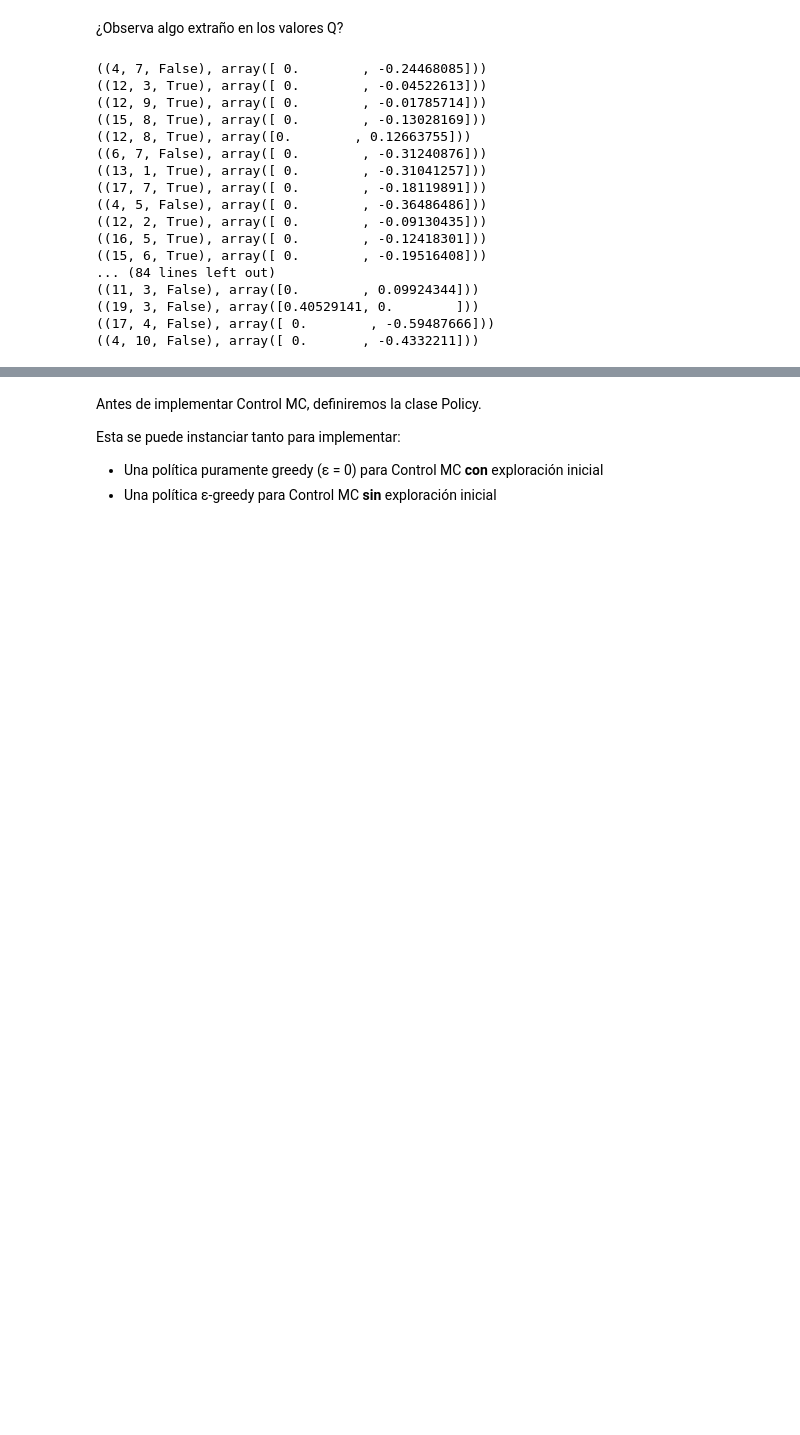
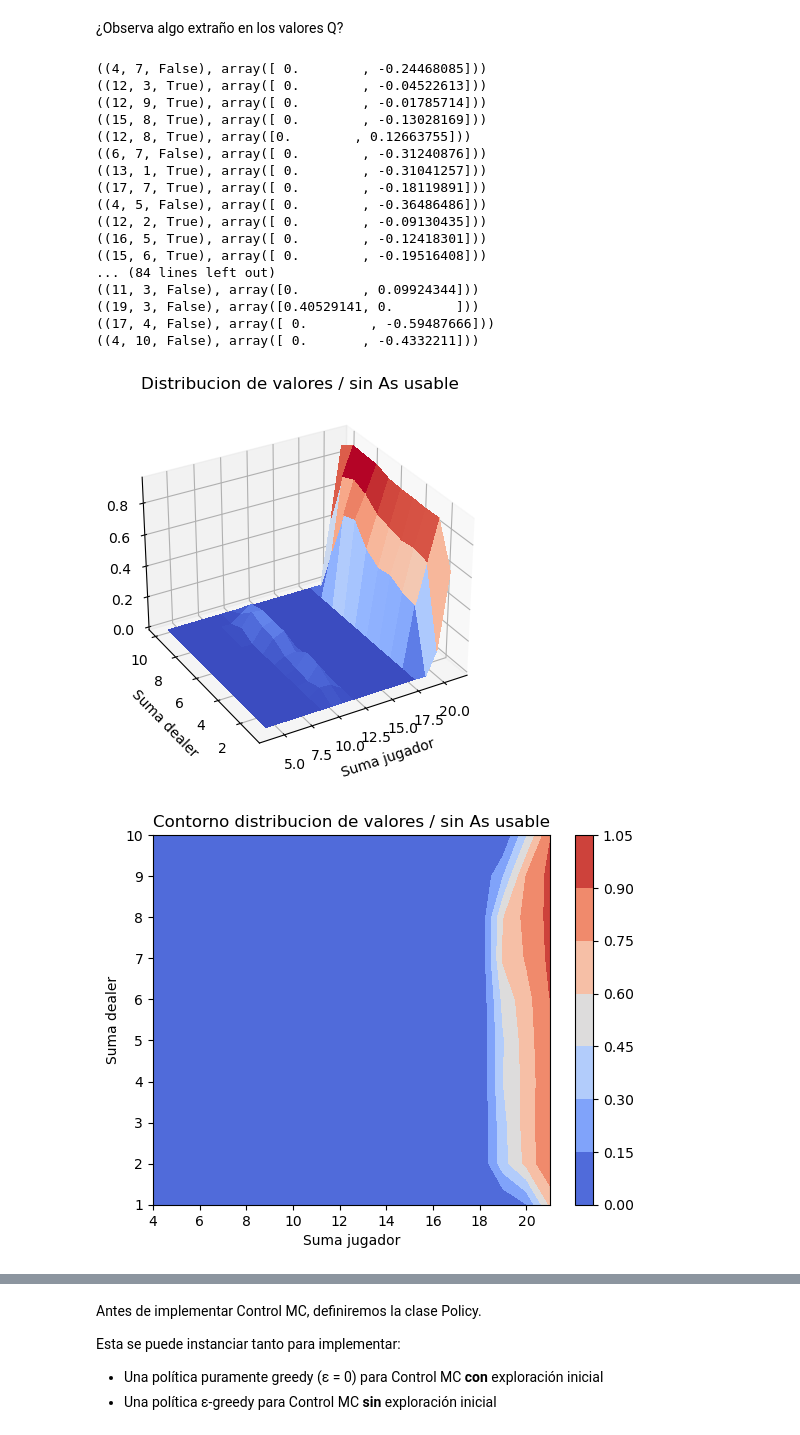
Before and after one commit to BRJoaquin/ia-obsidian, a Jupyter notebook: Taller de inteligencia artificial/Practico/Monte Carlo/Monte Carlo Methods.ipynb, the cells around one changed output, grey strips where cells are left out. Drawn from its saved outputs; the diff is of its cells as text; code cells hidden in the pictures; blank space fills up the shorter version.

```diff
--- a/Taller de inteligencia artificial/Practico/Monte Carlo/Monte Carlo Methods.ipynb
+++ b/Taller de inteligencia artificial/Practico/Monte Carlo/Monte Carlo Methods.ipynb
@@ -272,3 +272,16 @@ for i in range(100):
 ((19, 3, False), array([0.40529141, 0.        ]))
 ((17, 4, False), array([ 0.        , -0.59487666]))
 ((4, 10, False), array([ 0.       , -0.4332211]))
+# %%
+def generate_value_function(Q):
+    V = defaultdict(float)
+    for state, actions in Q.items():
+        action_value = np.max(actions)
+        V[state] = action_value
+    return V
+# %%
+value = generate_value_function(Qvalues)
+plot_value_distribution(value)
+# %% [output]
+[figure, added]
+[figure, added]
```
Also changed, not shown: parts of 1 cell of this notebook.
